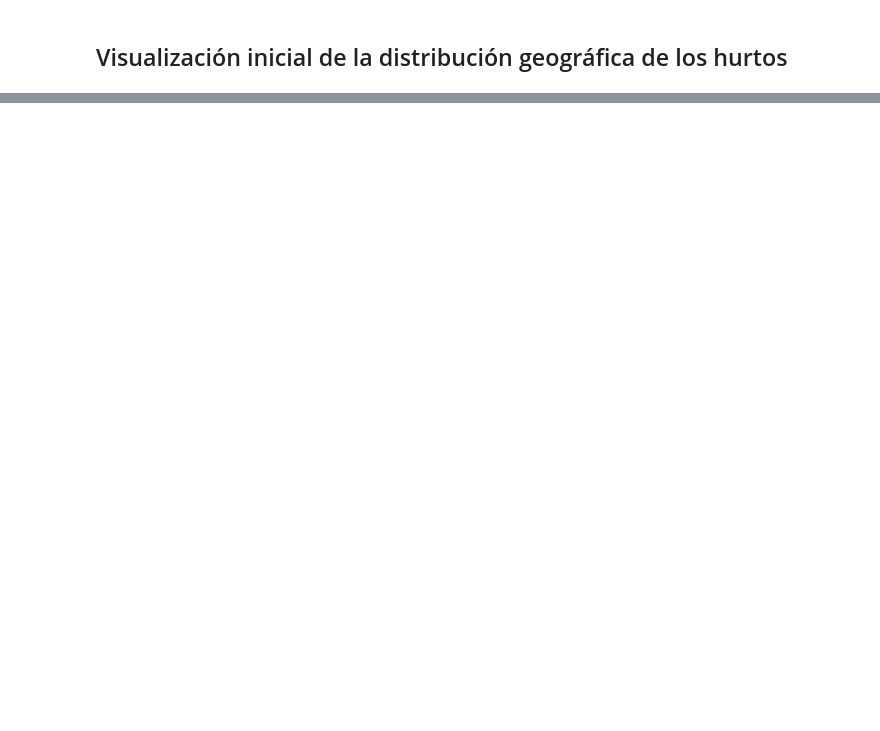
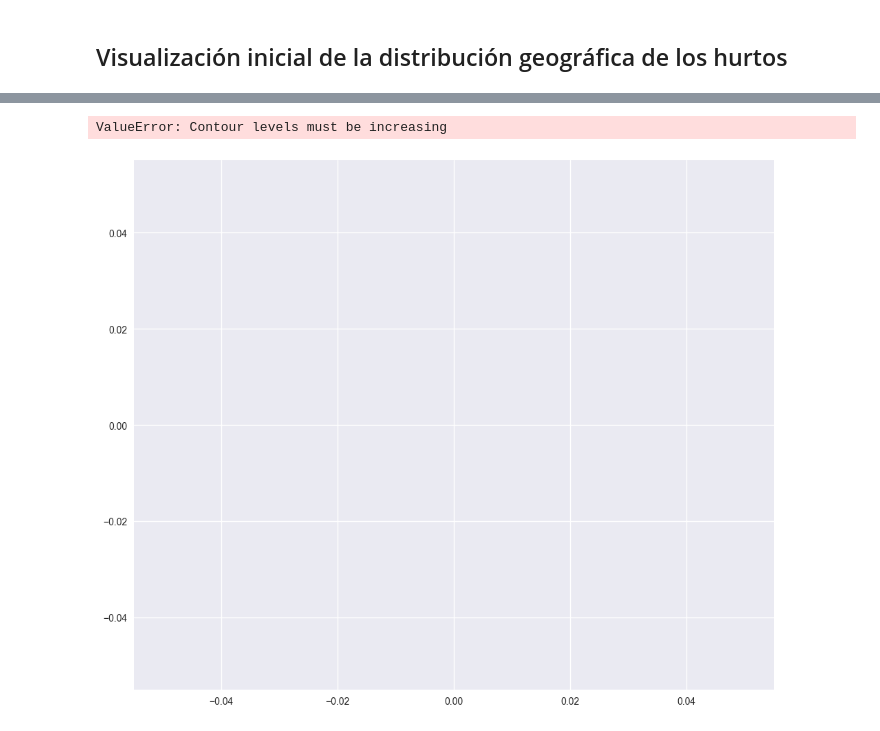
Before and after one commit to jomurielm/proyecto_analisis_geoespacial, a Jupyter notebook: analisis_hurto_medellin_2018.ipynb, the cells around one changed output, grey strips where cells are left out. Saved outputs shown, nothing was run; the diff lists cells and outputs as text; code cells hidden in the pictures; blank space fills up the shorter version.

```diff
--- a/analisis_hurto_medellin_2018.ipynb
+++ b/analisis_hurto_medellin_2018.ipynb
@@ -100,0 +128,24 @@ plt.show()
+# %%
+df_plot = df_clean[['latitud', 'longitud']].dropna()
+
+# Crear heatmap con KDE de seaborn
+plt.figure(figsize=(12, 10))
+sns.kdeplot(
+    data=df_plot,
+    x='longitud',
+    y='latitud',
+    fill=True,
+    cmap='Reds',
+    thresh=0.0001,  # Reduced threshold to include more data
+    bw_adjust=0.5,
+    levels=100
+)
+plt.title('Mapa de Densidad de Hurtos a Persona - Medellín 2018', fontsize=14)
+plt.xlabel('Longitud')
+plt.ylabel('Latitud')
+plt.grid(True)
+plt.tight_layout()
+plt.show()
+# %% [output]
+ValueError: Contour levels must be increasing
+[figure, added]
```
Also changed, not shown: parts of 8 cells of this notebook, 2 other files.
